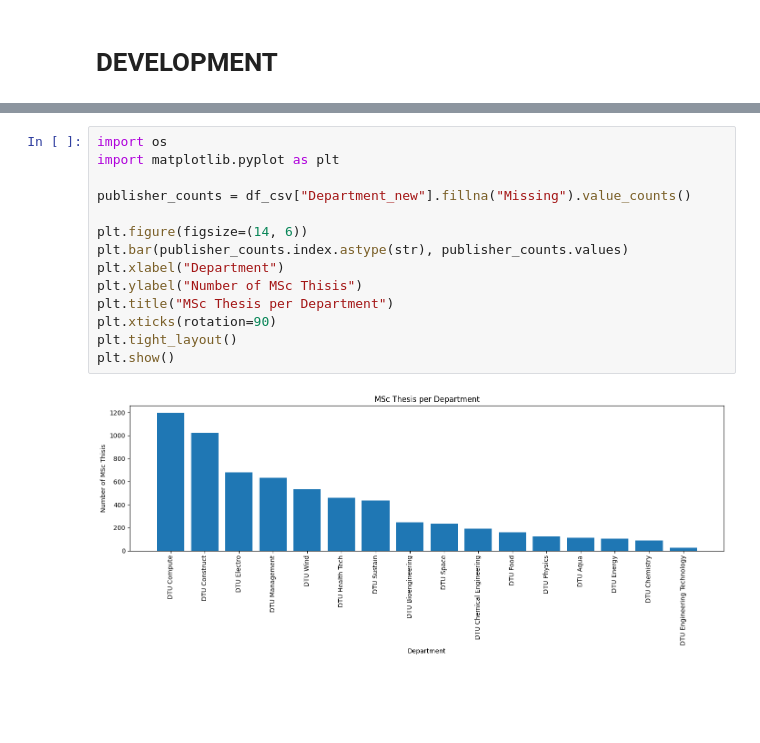
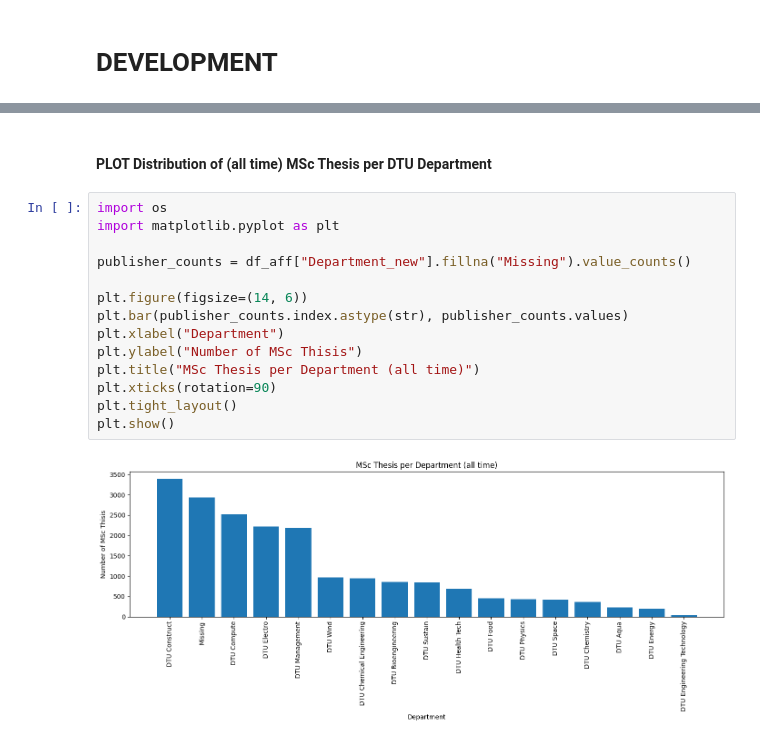
Before and after one commit to OliverKviat/Thesis_OCR, a Jupyter notebook: exploring_data/SANDBOX_Exploring_track1.ipynb, the cells around one changed output, grey strips where cells are left out. Saved outputs shown, nothing was run; the diff lists cells and outputs as text; blank space fills up the shorter version.

```diff
--- a/exploring_data/SANDBOX_Exploring_track1.ipynb
+++ b/exploring_data/SANDBOX_Exploring_track1.ipynb
@@ -447,16 +452,18 @@ Saved updated file: ../Data/Exploring_meta/thesis_meta_combined_filtered.csv
+# %% [markdown]
+#### PLOT Distribution of (all time) MSc Thesis per DTU Department
 # %%
 import os
 import matplotlib.pyplot as plt
 
-publisher_counts = df_csv["Department_new"].fillna("Missing").value_counts()
+publisher_counts = df_aff["Department_new"].fillna("Missing").value_counts()
 
 plt.figure(figsize=(14, 6))
 plt.bar(publisher_counts.index.astype(str), publisher_counts.values)
 plt.xlabel("Department")
 plt.ylabel("Number of MSc Thisis")
-plt.title("MSc Thesis per Department")
+plt.title("MSc Thesis per Department (all time)")
 plt.xticks(rotation=90)
 plt.tight_layout()
 plt.show()
 # %% [output]
-[figure, old version]
+[figure, new version]
```
Also changed, not shown: parts of 22 cells of this notebook, 7 other files.
